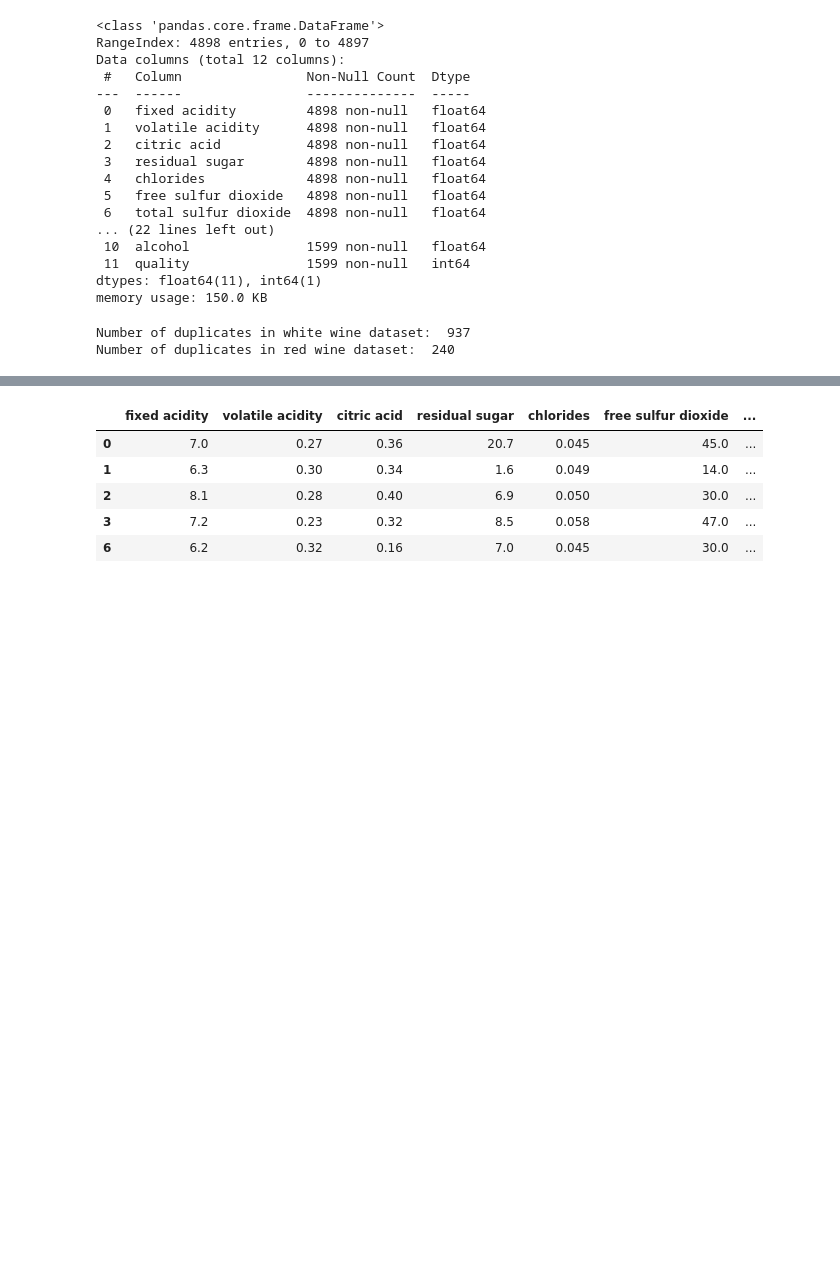
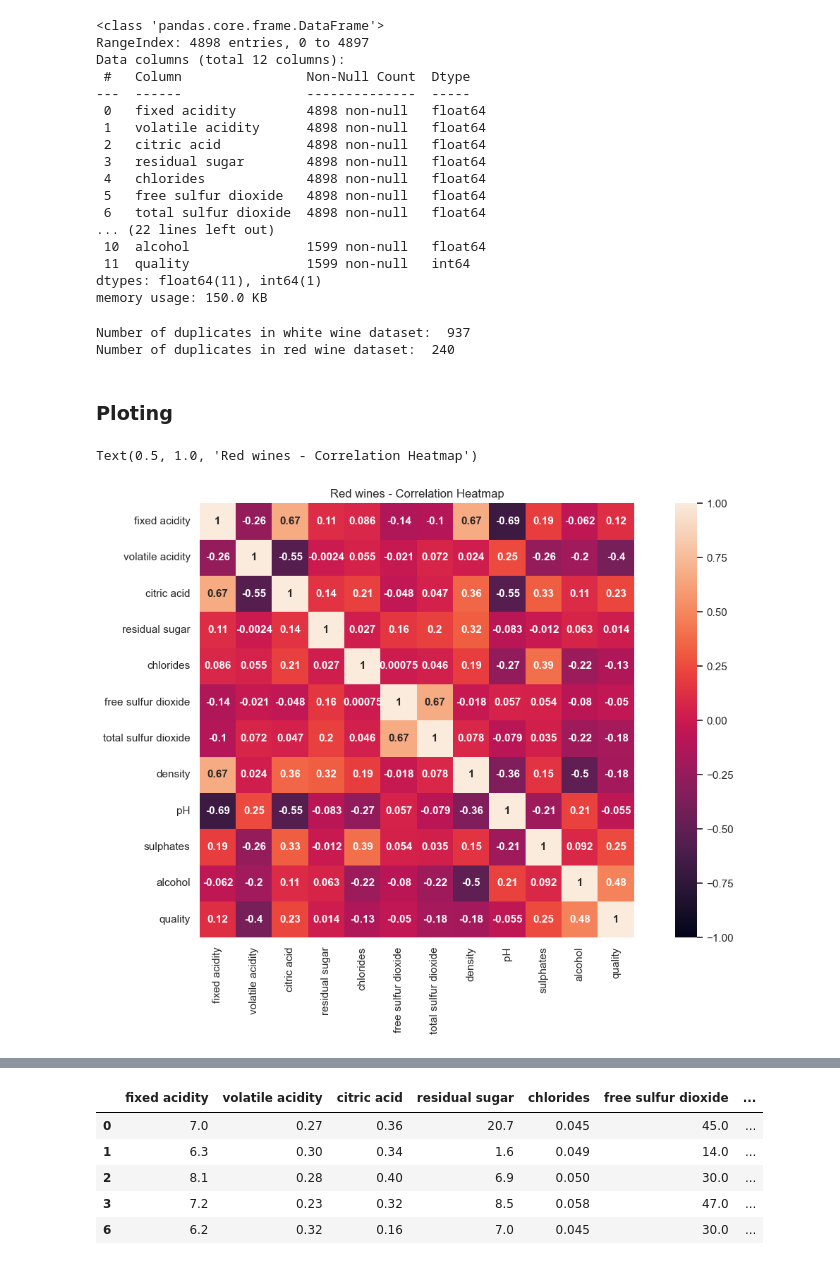
Before and after one commit to sfdatade/blueberry_winerys_project_ML, a Jupyter notebook: ML_wines_presentation.ipynb, the cells around one changed output, grey strips where cells are left out. Drawn from its saved outputs; the diff is of its cells as text; code cells hidden in the pictures; blank space fills up the shorter version.

```diff
--- a/ML_wines_presentation.ipynb
+++ b/ML_wines_presentation.ipynb
@@ -103,3 +103,20 @@ Number of duplicates in red wine dataset:  240
 
 w_wine = w_wine.drop_duplicates(keep = 'first')
 r_wine = r_wine.drop_duplicates(keep = 'first')
+# %% [markdown]
+### Ploting
+# %%
+r_wine_columns = r_wine[['fixed acidity','volatile acidity','citric acid','residual sugar','chlorides','free sulfur dioxide','total sulfur dioxide','density','pH','sulphates','alcohol','quality']]
+
+corrred = r_wine_columns.corr()
+
+sns.heatmap(corrred, vmin=-1, vmax=1, annot=True,
+            annot_kws={'fontsize':11, 'fontweight':'bold'},
+           square=True)
+sns.set(rc = {'figure.figsize':(15,8)})
+
+# Set the title of the plot
+plt.title('Red wines - Correlation Heatmap')
+# %% [output]
+Text(0.5, 1.0, 'Red wines - Correlation Heatmap')
+[figure, added]
```
Also changed, not shown: parts of 7 cells of this notebook, 1 other file.
